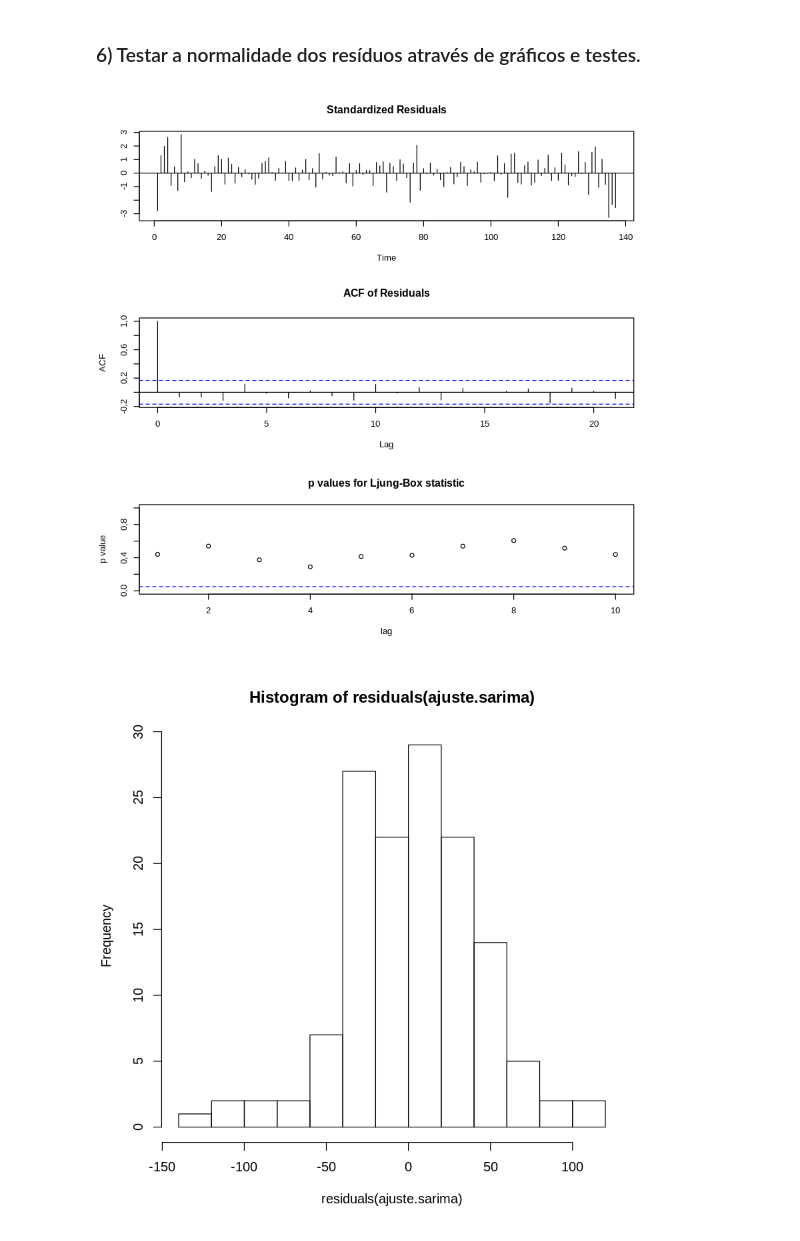
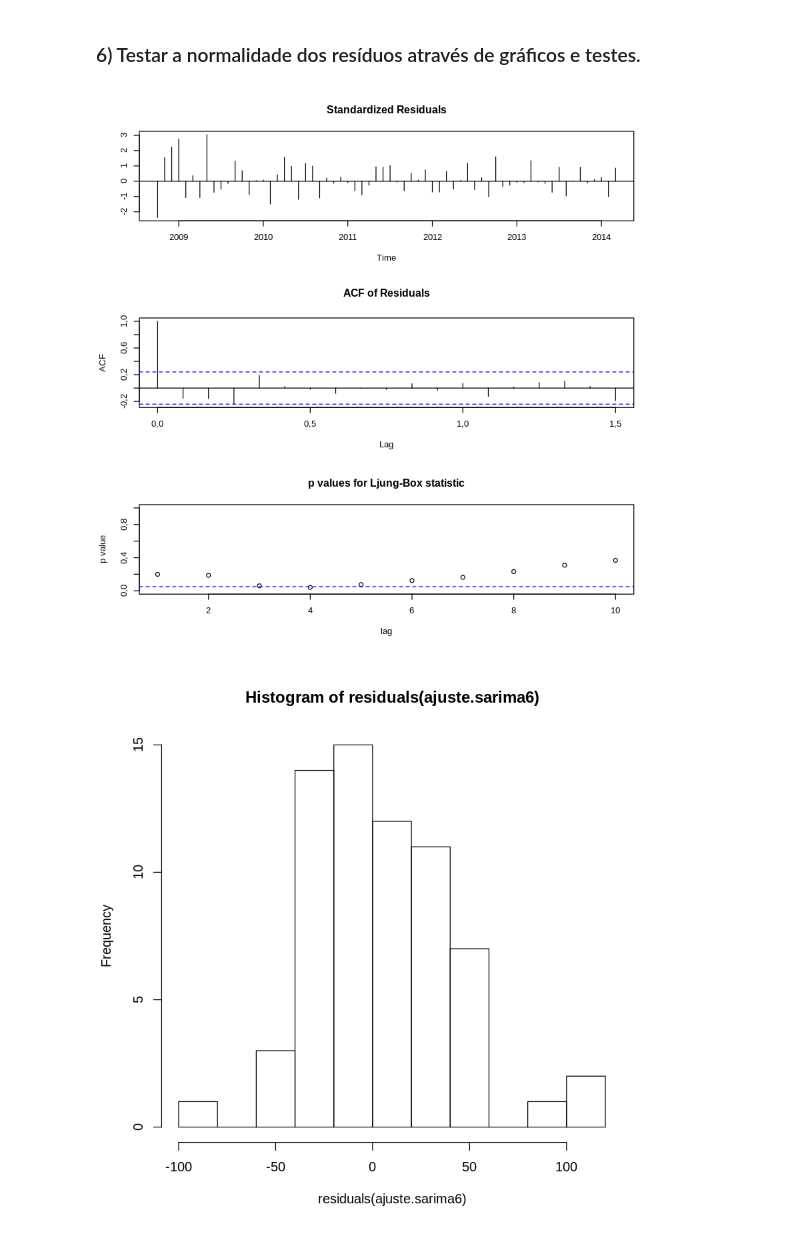
Before and after one commit to mirianbatista/pibic-paraibanas, a Jupyter notebook: ts.ipynb, the cells around one changed output. Cells and saved outputs as stored; diff of their text form; code cells hidden in the pictures.

```diff
--- a/ts.ipynb
+++ b/ts.ipynb
@@ -106,10 +142,10 @@ sigma^2 estimated as 1686:  log likelihood = -704,61,  aic = 1421,22
 # %% [markdown]
 ### 6) Testar a normalidade dos resíduos através de gráficos e testes.
 # %%
-tsdiag(ajuste.sarima)
+tsdiag(ajuste.sarima6)
 # %% [output]
-[figure, old version]
+[figure, new version]
 # %%
-hist(residuals(ajuste.sarima))
+hist(residuals(ajuste.sarima6))
 # %% [output]
-[figure, old version]
+[figure, new version]
```
Also changed, not shown: parts of 14 cells of this notebook.
